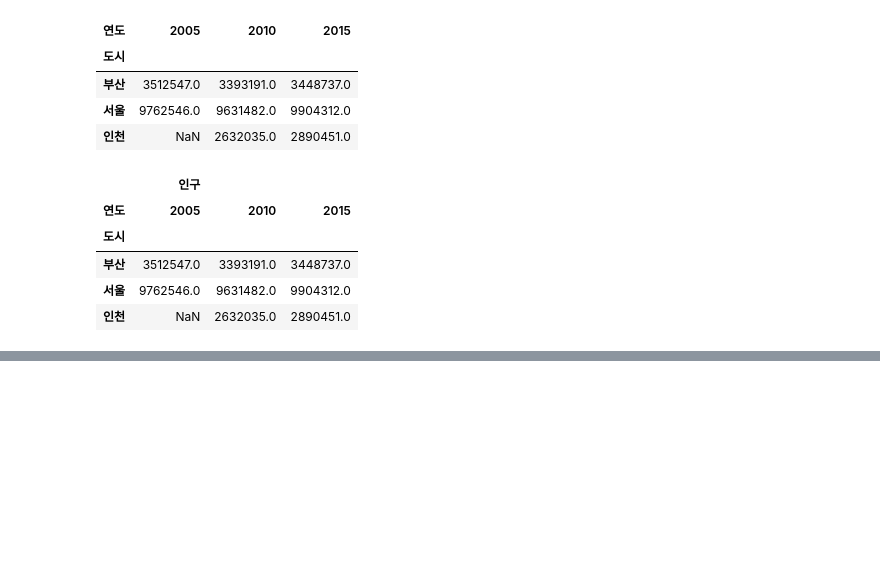
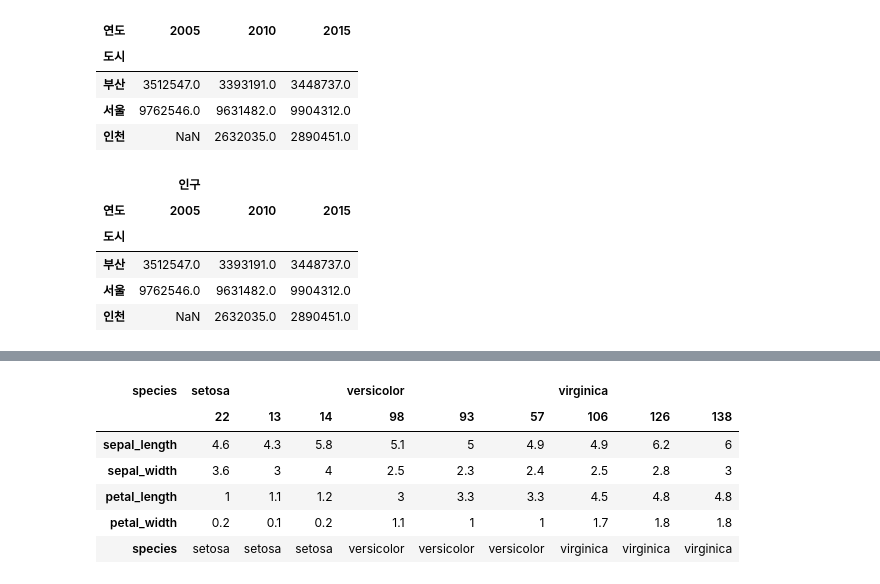
Before and after one commit to chyoung513/pythonPlay, a Jupyter notebook: pandas.ipynb, the cells around one changed output, grey strips where cells are left out. Cells and saved outputs as stored; diff of their text form; code cells hidden in the pictures; blank space fills up the shorter version.

```diff
--- a/pandas.ipynb
+++ b/pandas.ipynb
@@ -1032,0 +1155,13 @@ df1.set_index(['도시', '연도'])[['인구']].unstack()
+# %%
+def max3(df):
+    return df.sort_values(by = 'petal_length')[:3]
+
+iris.groupby(['species']).apply(max3).T
+# %% [output]
+| species | setosa |  |  | versicolor |  |  | virginica |  |  |
+|  | 22 | 13 | 14 | 98 | 93 | 57 | 106 | 126 | 138 |
+| sepal_length | 4.6 | 4.3 | 5.8 | 5.1 | 5 | 4.9 | 4.9 | 6.2 | 6 |
+| sepal_width | 3.6 | 3 | 4 | 2.5 | 2.3 | 2.4 | 2.5 | 2.8 | 3 |
+| petal_length | 1 | 1.1 | 1.2 | 3 | 3.3 | 3.3 | 4.5 | 4.8 | 4.8 |
+| petal_width | 0.2 | 0.1 | 0.2 | 1.1 | 1 | 1 | 1.7 | 1.8 | 1.8 |
+| species | setosa | setosa | setosa | versicolor | versicolor | versicolor | virginica | virginica | virginica |
```
Also changed, not shown: parts of 13 cells of this notebook.
